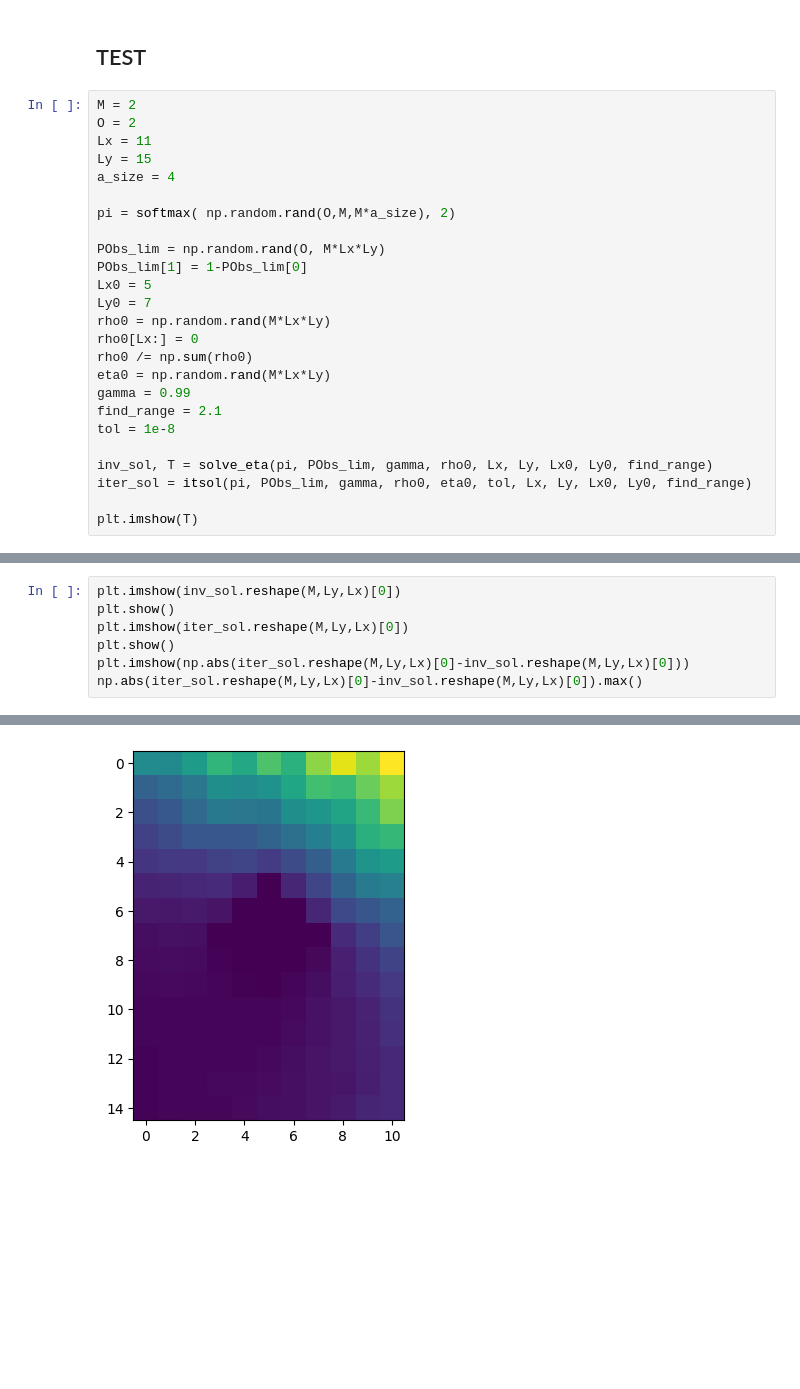
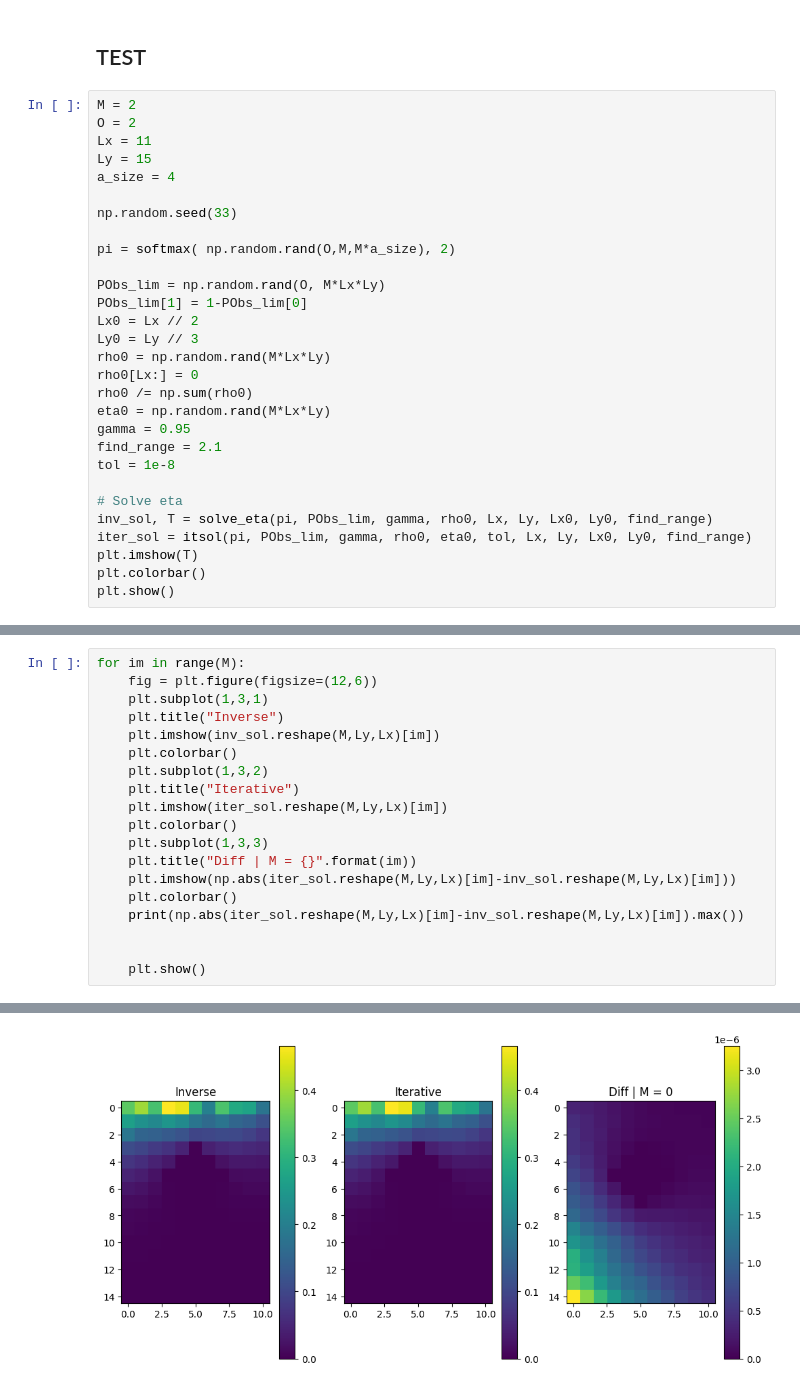
Before and after one commit to kyrellverano/Finite-Memory-Controller, a Jupyter notebook: FSC/FSC_NB/fake_inversion_original.ipynb, the cells around one changed output, grey strips where cells are left out. Drawn from its saved outputs; the diff is of its cells as text; blank space fills up the shorter version.

```diff
--- a/FSC/FSC_NB/fake_inversion_original.ipynb
+++ b/FSC/FSC_NB/fake_inversion_original.ipynb
@@ -100,23 +450,27 @@ Lx = 11
 Ly = 15
 a_size = 4
 
+np.random.seed(33)
+
 pi = softmax( np.random.rand(O,M,M*a_size), 2)
 
 PObs_lim = np.random.rand(O, M*Lx*Ly)
 PObs_lim[1] = 1-PObs_lim[0]
-Lx0 = 5
-Ly0 = 7
+Lx0 = Lx // 2
+Ly0 = Ly // 3
 rho0 = np.random.rand(M*Lx*Ly)
 rho0[Lx:] = 0
 rho0 /= np.sum(rho0)
 eta0 = np.random.rand(M*Lx*Ly)
-gamma = 0.99
+gamma = 0.95
 find_range = 2.1
 tol = 1e-8
 
+# Solve eta
 inv_sol, T = solve_eta(pi, PObs_lim, gamma, rho0, Lx, Ly, Lx0, Ly0, find_range)
 iter_sol = itsol(pi, PObs_lim, gamma, rho0, eta0, tol, Lx, Ly, Lx0, Ly0, find_range)
-
 plt.imshow(T)
+plt.colorbar()
+plt.show()
 # %% [output]
 (4, 2, 2, 15, 11)
@@ -141,8 +675,20 @@ plt.imshow(T)
 # %%
-plt.imshow(inv_sol.reshape(M,Ly,Lx)[0])
-plt.show()
-plt.imshow(iter_sol.reshape(M,Ly,Lx)[0])
-plt.show()
-plt.imshow(np.abs(iter_sol.reshape(M,Ly,Lx)[0]-inv_sol.reshape(M,Ly,Lx)[0]))
-np.abs(iter_sol.reshape(M,Ly,Lx)[0]-inv_sol.reshape(M,Ly,Lx)[0]).max()
+for im in range(M):
+    fig = plt.figure(figsize=(12,6))
+    plt.subplot(1,3,1)
+    plt.title("Inverse")
+    plt.imshow(inv_sol.reshape(M,Ly,Lx)[im])
+    plt.colorbar()
+    plt.subplot(1,3,2)
+    plt.title("Iterative")
+    plt.imshow(iter_sol.reshape(M,Ly,Lx)[im])
+    plt.colorbar()
+    plt.subplot(1,3,3)
+    plt.title("Diff | M = {}".format(im))
+    plt.imshow(np.abs(iter_sol.reshape(M,Ly,Lx)[im]-inv_sol.reshape(M,Ly,Lx)[im]))
+    plt.colorbar()
+    print(np.abs(iter_sol.reshape(M,Ly,Lx)[im]-inv_sol.reshape(M,Ly,Lx)[im]).max())
+
+
+    plt.show()
 # %% [output]
@@ -149 +696 @@ np.abs(iter_sol.reshape(M,Ly,Lx)[0]-inv_sol.reshape(M,Ly,Lx)[0]).max()
-[figure, old version]
+[figure, new version]
```
Also changed, not shown: parts of 19 cells of this notebook.
